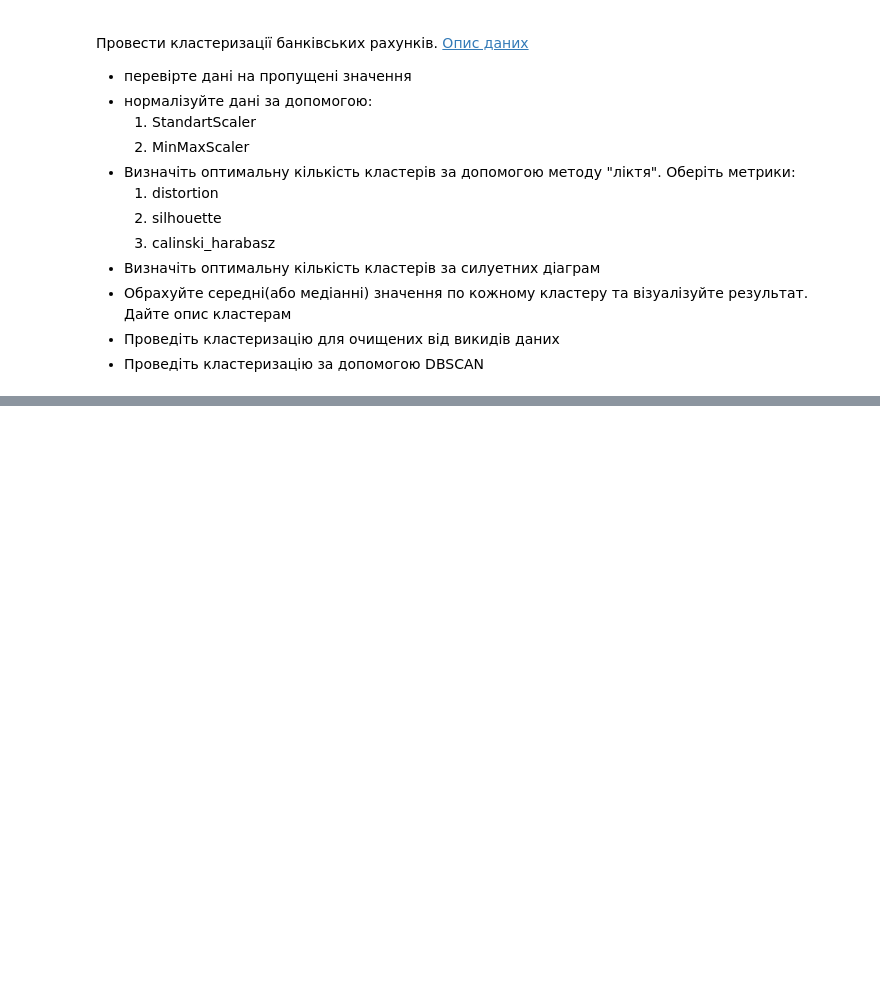
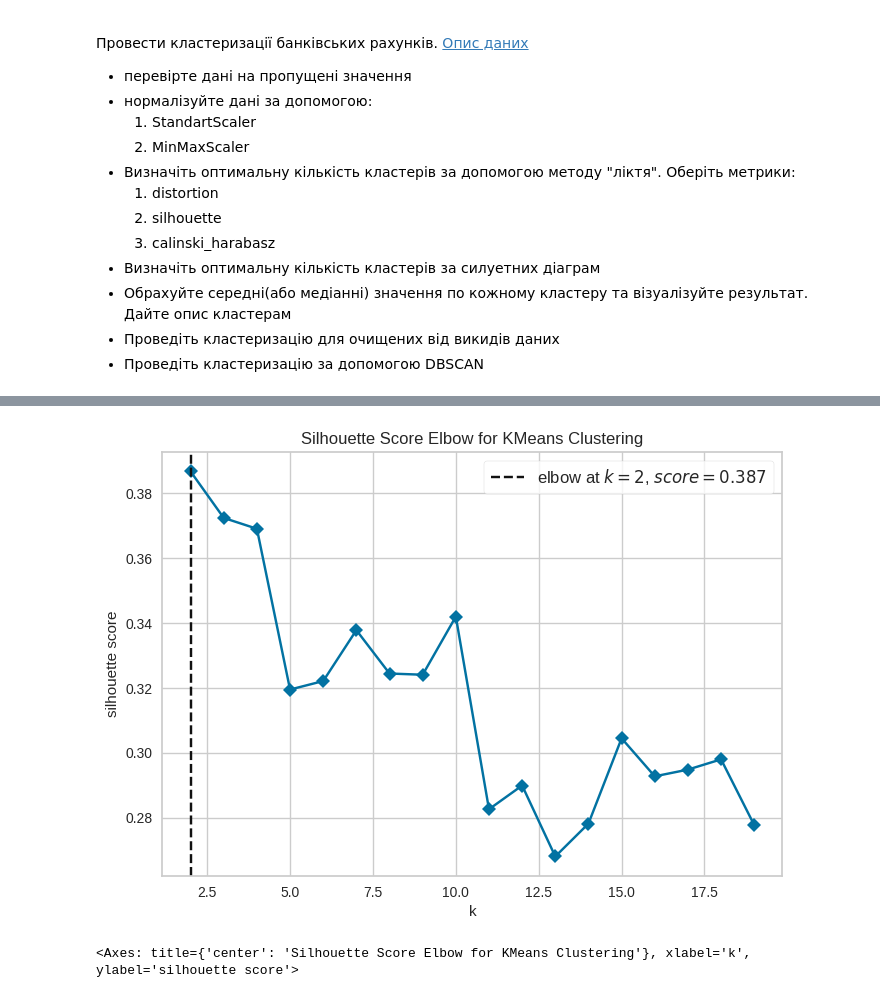
Before and after one commit to shaya-686/AI, a Jupyter notebook: Практика_clustering.ipynb, the cells around one changed output, grey strips where cells are left out. Drawn from its saved outputs; the diff is of its cells as text; code cells hidden in the pictures; blank space fills up the shorter version.

```diff
--- a/Практика_clustering.ipynb
+++ b/Практика_clustering.ipynb
@@ -32,0 +108,16 @@ df.head()
+# %%
+from yellowbrick.cluster import KElbowVisualizer
+
+model = KMeans(n_init='auto', random_state=42)
+visualizer = KElbowVisualizer(model,
+                              k=(2, 20),
+                              timings=False,
+                              metric='silhouette', # distortion, silhouette, calinski_harabasz
+                              distance_metric='euclidean'
+                              )
+
+visualizer.fit(data)
+visualizer.show()
+# %% [output]
+[figure, added]
+<Axes: title={'center': 'Silhouette Score Elbow for KMeans Clustering'}, xlabel='k', ylabel='silhouette score'>
```
Also changed, not shown: parts of 22 cells of this notebook.
